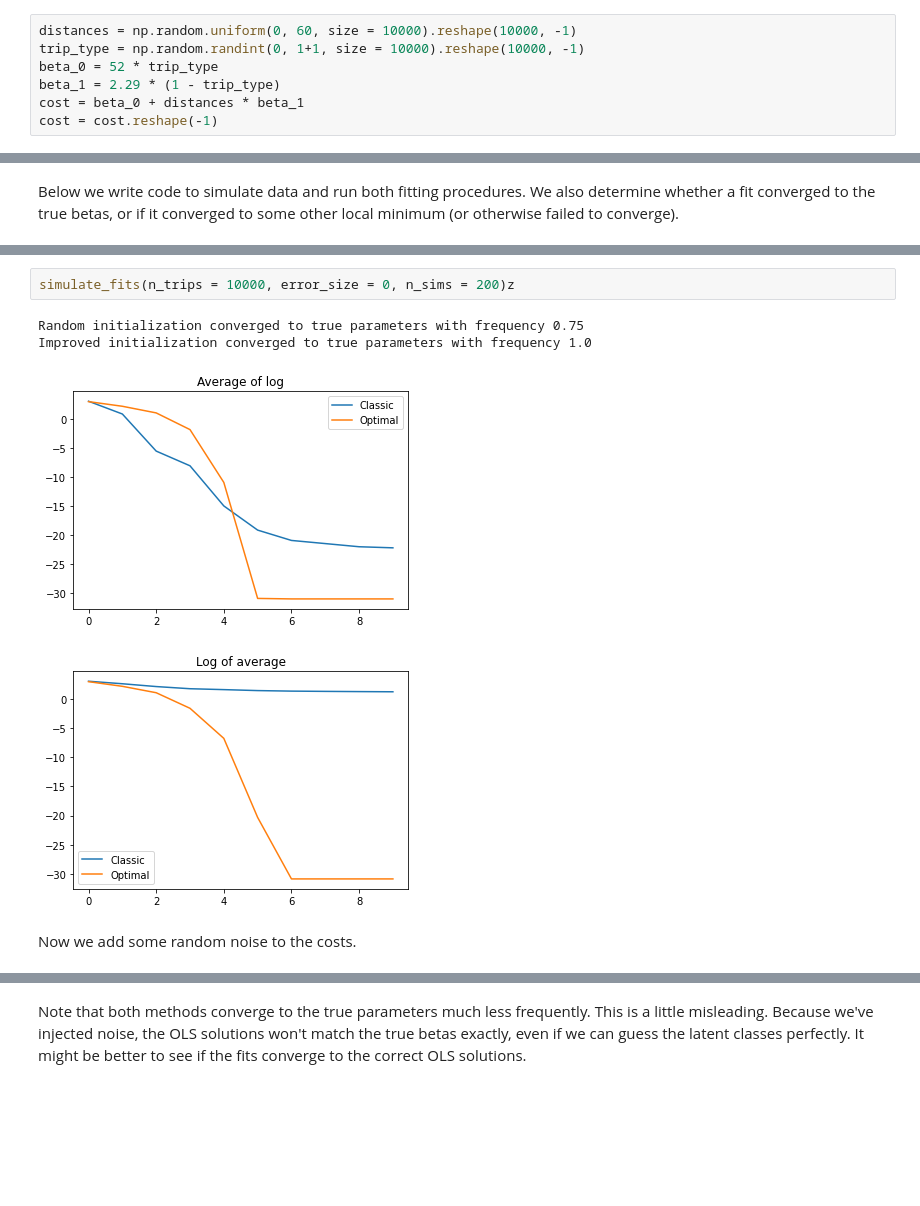
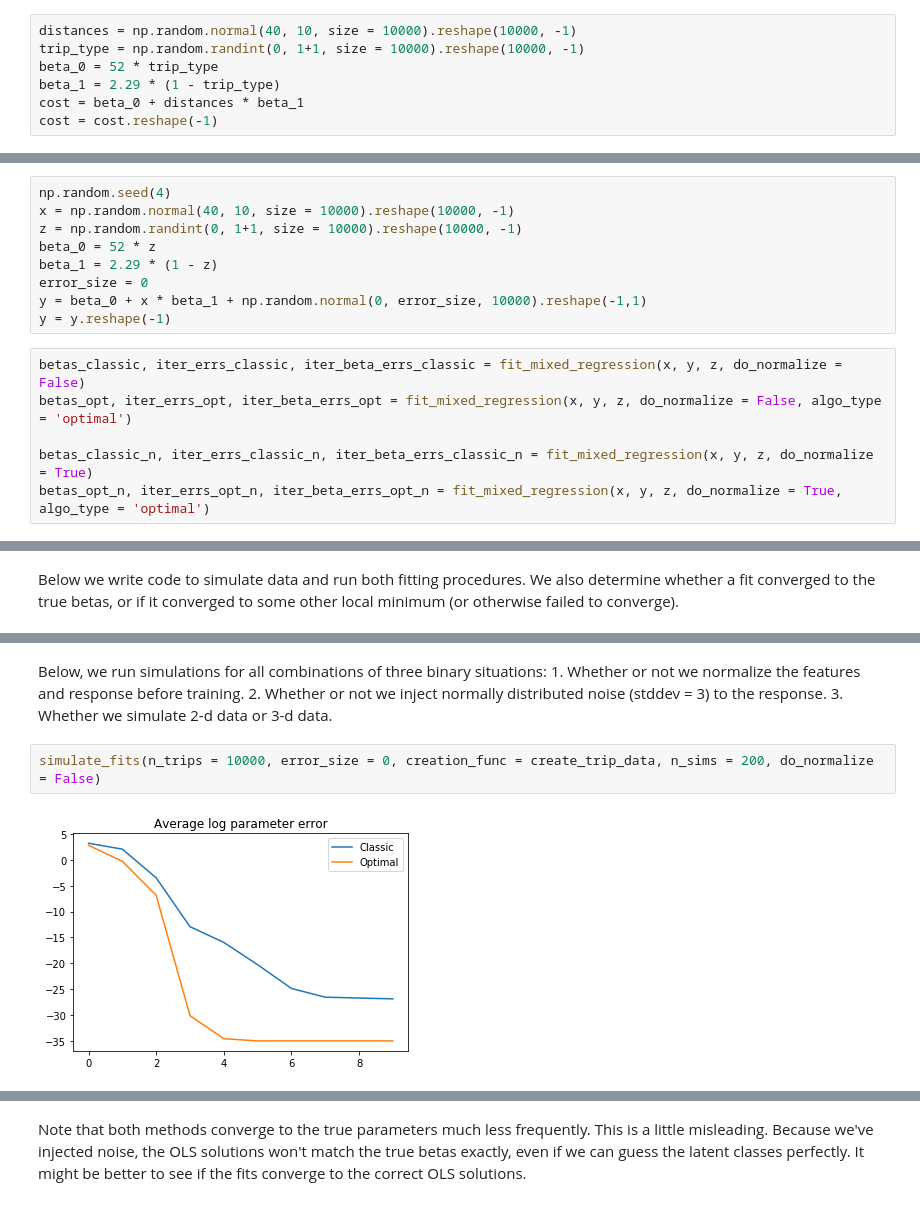
Before and after one commit to ahopen/math-tools-final-project, a Jupyter notebook: final_project_notebook.ipynb, the cells around one changed output, grey strips where cells are left out. Drawn from its saved outputs; the diff is of its cells as text; blank space fills up the shorter version.

```diff
--- a/final_project_notebook.ipynb
+++ b/final_project_notebook.ipynb
@@ -5,7 +6,7 @@ import itertools
 # %% [markdown]
 First we simulate JFK and Standard Rate rides with the same linear regression as in the data, but with no error. This should be extremely easy to fit with the standard EM algorithm.
 # %%
-distances = np.random.uniform(0, 60, size = 10000).reshape(10000, -1)
+distances = np.random.normal(40, 10, size = 10000).reshape(10000, -1)
 trip_type = np.random.randint(0, 1+1, size = 10000).reshape(10000, -1)
 beta_0 = 52 * trip_type
 beta_1 = 2.29 * (1 - trip_type)
@@ -126,0 +128,15 @@ plt.show()
+# %%
+np.random.seed(4)
+x = np.random.normal(40, 10, size = 10000).reshape(10000, -1)
+z = np.random.randint(0, 1+1, size = 10000).reshape(10000, -1)
+beta_0 = 52 * z
+beta_1 = 2.29 * (1 - z)
+error_size = 0
+y = beta_0 + x * beta_1 + np.random.normal(0, error_size, 10000).reshape(-1,1)
+y = y.reshape(-1)
+# %%
+betas_classic, iter_errs_classic, iter_beta_errs_classic = fit_mixed_regression(x, y, z, do_normalize = False)
+betas_opt, iter_errs_opt, iter_beta_errs_opt = fit_mixed_regression(x, y, z, do_normalize = False, algo_type = 'optimal')
+
+betas_classic_n, iter_errs_classic_n, iter_beta_errs_classic_n = fit_mixed_regression(x, y, z, do_normalize = True)
+betas_opt_n, iter_errs_opt_n, iter_beta_errs_opt_n = fit_mixed_regression(x, y, z, do_normalize = True, algo_type = 'optimal')
@@ -215,9 +252,9 @@ The plot below shows the average error by iteration number. The classic error li
+# %% [markdown]
+Below, we run simulations for all combinations of three binary situations:
+    1. Whether or not we normalize the features and response before training.
+    2. Whether or not we inject normally distributed noise (stddev = 3) to the response.
+    3. Whether we simulate 2-d data or 3-d data.
 # %%
-simulate_fits(n_trips = 10000, error_size = 0, n_sims = 200)z
+simulate_fits(n_trips = 10000, error_size = 0, creation_func = create_trip_data, n_sims = 200, do_normalize = False)
 # %% [output]
-Random initialization converged to true parameters with frequency 0.75
-Improved initialization converged to true parameters with frequency 1.0
-[figure, old version]
+[figure, new version]
-[figure, removed]
-# %% [markdown]
-Now we add some random noise to the costs.
```
Also changed, not shown: parts of 28 cells of this notebook.
